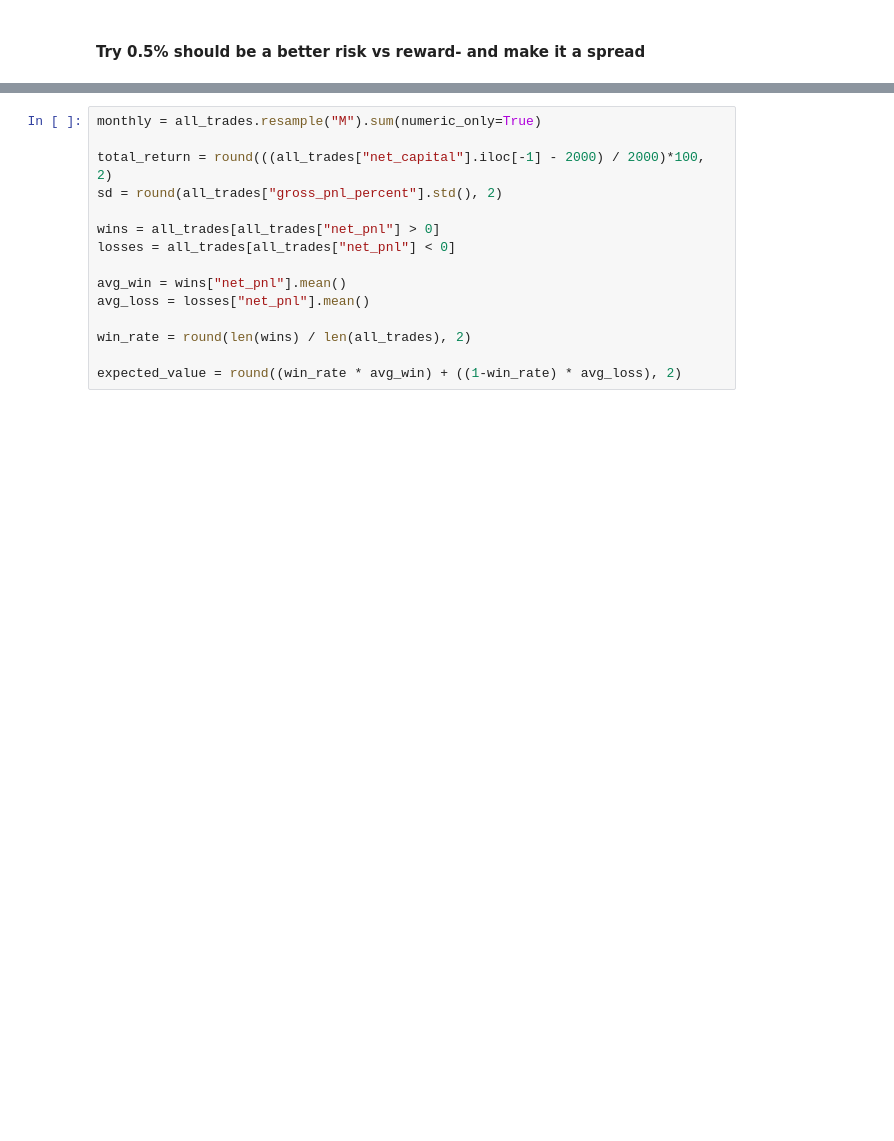
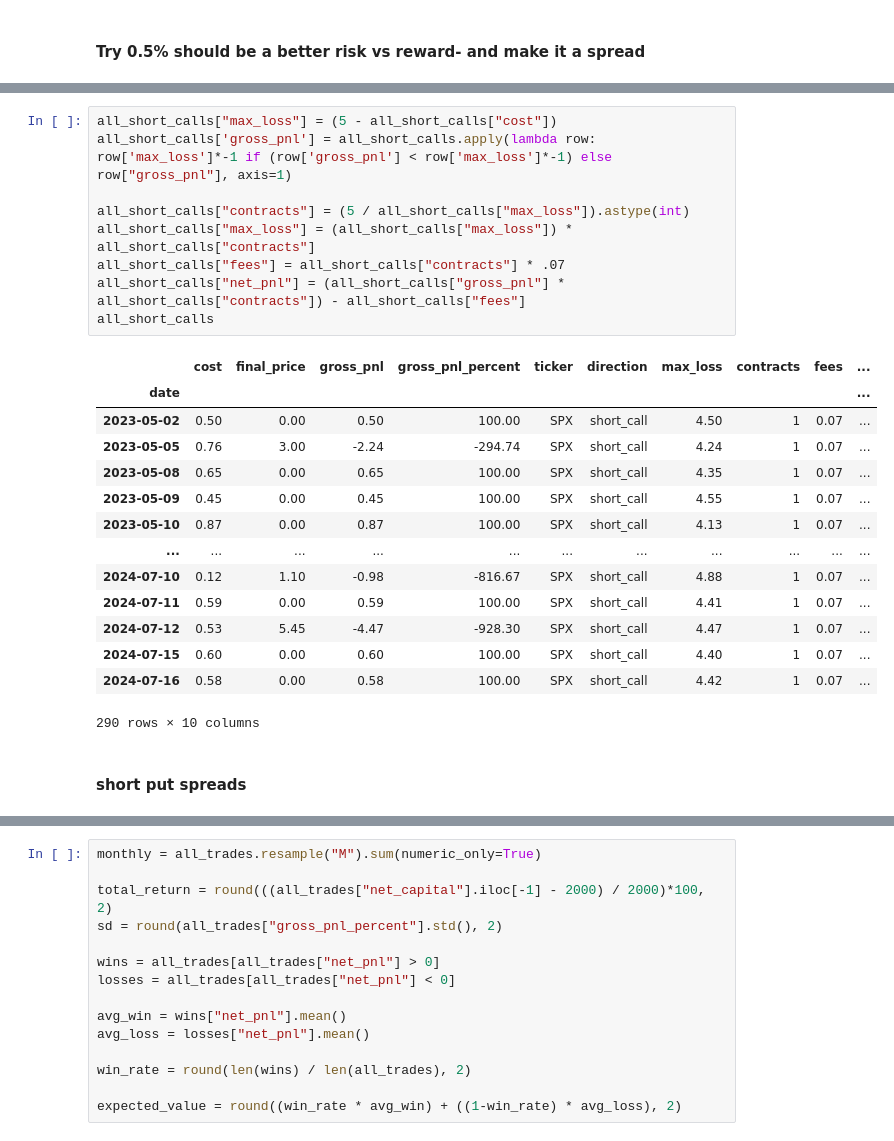
Before and after one commit to danbuchnat/finance-mess-around, a Jupyter notebook: jaijun_spx_strat.ipynb, the cells around one changed output, grey strips where cells are left out. Cells and saved outputs as stored; diff of their text form; blank space fills up the shorter version.

Commit message:
finalizes backtest- it doesn't work

```diff
--- a/jaijun_spx_strat.ipynb
+++ b/jaijun_spx_strat.ipynb
@@ -273,0 +277,26 @@ for date in low_vix_dates:
+# %%
+all_short_calls["max_loss"] = (5 - all_short_calls["cost"])
+all_short_calls['gross_pnl'] = all_short_calls.apply(lambda row: row['max_loss']*-1 if (row['gross_pnl'] < row['max_loss']*-1) else row["gross_pnl"], axis=1)
+
+all_short_calls["contracts"] = (5 / all_short_calls["max_loss"]).astype(int)
+all_short_calls["max_loss"] = (all_short_calls["max_loss"]) * all_short_calls["contracts"]
+all_short_calls["fees"] = all_short_calls["contracts"] * .07
+all_short_calls["net_pnl"] = (all_short_calls["gross_pnl"] * all_short_calls["contracts"]) - all_short_calls["fees"]
+all_short_calls
+# %% [output]
+|  | cost | final_price | gross_pnl | gross_pnl_percent | ticker | direction | max_loss | contracts | fees | ... |
+| date |  |  |  |  |  |  |  |  |  | ... |
+| 2023-05-02 | 0.50 | 0.00 | 0.50 | 100.00 | SPX | short_call | 4.50 | 1 | 0.07 | ... |
+| 2023-05-05 | 0.76 | 3.00 | -2.24 | -294.74 | SPX | short_call | 4.24 | 1 | 0.07 | ... |
+| 2023-05-08 | 0.65 | 0.00 | 0.65 | 100.00 | SPX | short_call | 4.35 | 1 | 0.07 | ... |
+| 2023-05-09 | 0.45 | 0.00 | 0.45 | 100.00 | SPX | short_call | 4.55 | 1 | 0.07 | ... |
+| 2023-05-10 | 0.87 | 0.00 | 0.87 | 100.00 | SPX | short_call | 4.13 | 1 | 0.07 | ... |
+| ... | ... | ... | ... | ... | ... | ... | ... | ... | ... | ... |
+| 2024-07-10 | 0.12 | 1.10 | -0.98 | -816.67 | SPX | short_call | 4.88 | 1 | 0.07 | ... |
+| 2024-07-11 | 0.59 | 0.00 | 0.59 | 100.00 | SPX | short_call | 4.41 | 1 | 0.07 | ... |
+| 2024-07-12 | 0.53 | 5.45 | -4.47 | -928.30 | SPX | short_call | 4.47 | 1 | 0.07 | ... |
+| 2024-07-15 | 0.60 | 0.00 | 0.60 | 100.00 | SPX | short_call | 4.40 | 1 | 0.07 | ... |
+| 2024-07-16 | 0.58 | 0.00 | 0.58 | 100.00 | SPX | short_call | 4.42 | 1 | 0.07 | ... |
+290 rows × 10 columns
+# %% [markdown]
+#### short put spreads
```
Also changed, not shown: parts of 15 cells of this notebook.
